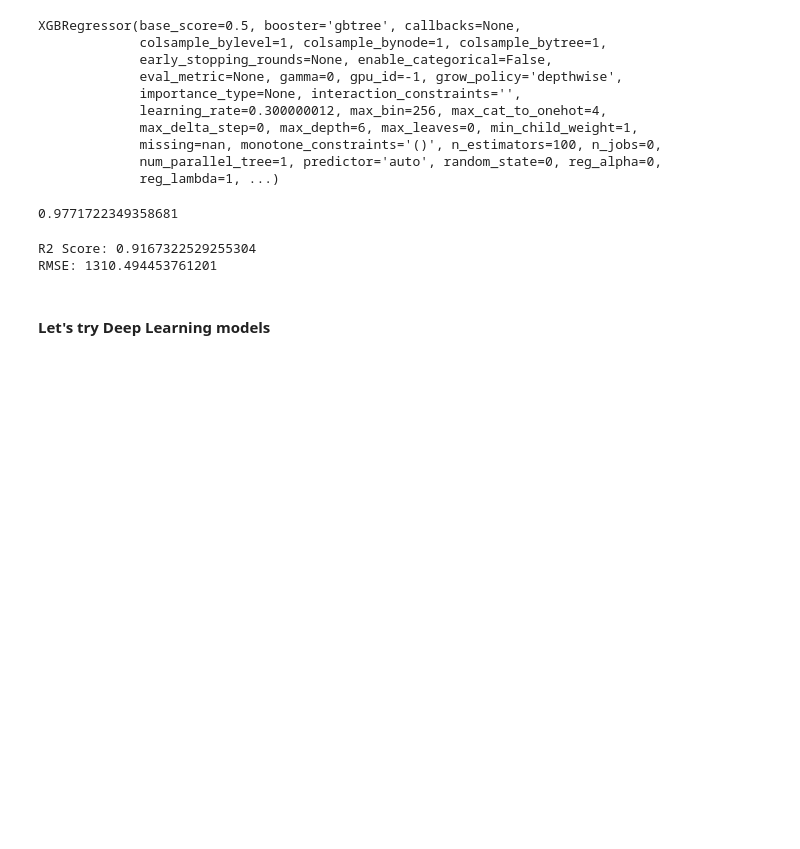
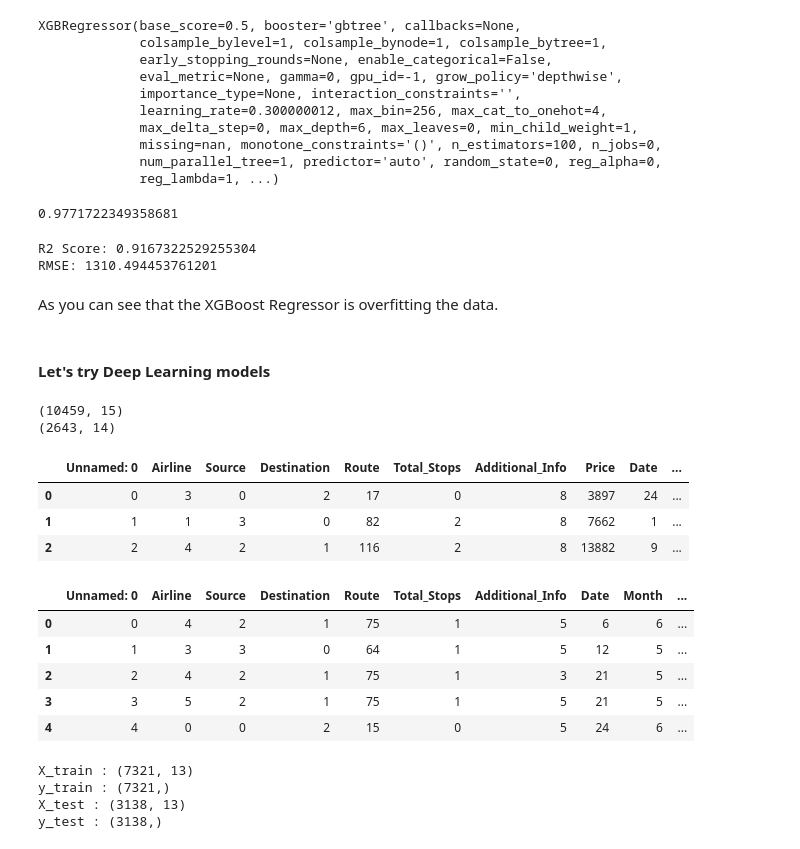
Before and after one commit to Akshay-Paunikar/EDA_and_Feature_Engineering, a Jupyter notebook: Day_3_Flight_Price_Prediction/Flight_Price_Prediction.ipynb, the cells around one changed output. Saved outputs shown, nothing was run; the diff lists cells and outputs as text; code cells hidden in the pictures; blank space fills up the shorter version.

```diff
--- a/Day_3_Flight_Price_Prediction/Flight_Price_Prediction.ipynb
+++ b/Day_3_Flight_Price_Prediction/Flight_Price_Prediction.ipynb
@@ -1115,5 +1093,7 @@ print("RMSE:", np.sqrt(mean_squared_error(y_test, xgb_pred)))
 # %% [output]
 R2 Score: 0.9167322529255304
 RMSE: 1310.494453761201
+# %% [markdown]
+As you can see that the XGBoost Regressor is overfitting the data.
 # %% [markdown]
 #### Let's try Deep Learning models
@@ -1119,0 +1107,28 @@ RMSE: 1310.494453761201
+# %%
+# read the datasets
+train = pd.read_csv("final_train.csv")
+test = pd.read_csv("final_test.csv")
+# %%
+# check dimensions of the data
+print(train.shape)
+print(test.shape)
+# %% [output]
+(10459, 15)
+(2643, 14)
+# %%
+# look at some records
+train.head(3)
+# %% [output]
+|  | Unnamed: 0 | Airline | Source | Destination | Route | Total_Stops | Additional_Info | Price | Date | ... |
+| 0 | 0 | 3 | 0 | 2 | 17 | 0 | 8 | 3897 | 24 | ... |
+| 1 | 1 | 1 | 3 | 0 | 82 | 2 | 8 | 7662 | 1 | ... |
+| 2 | 2 | 4 | 2 | 1 | 116 | 2 | 8 | 13882 | 9 | ... |
+# %%
+test.head()
+# %% [output]
+|  | Unnamed: 0 | Airline | Source | Destination | Route | Total_Stops | Additional_Info | Date | Month | ... |
+| 0 | 0 | 4 | 2 | 1 | 75 | 1 | 5 | 6 | 6 | ... |
+| 1 | 1 | 3 | 3 | 0 | 64 | 1 | 5 | 12 | 5 | ... |
+| 2 | 2 | 4 | 2 | 1 | 75 | 1 | 3 | 21 | 5 | ... |
+| 3 | 3 | 5 | 2 | 1 | 75 | 1 | 5 | 21 | 5 | ... |
+| 4 | 4 | 0 | 0 | 2 | 15 | 0 | 5 | 24 | 6 | ... |
@@ -1119,0 +1146,11 @@ RMSE: 1310.494453761201
+# %%
+# check the shapes
+print("X_train :", X_train.shape)
+print("y_train :", y_train.shape)
+print("X_test :", X_test.shape)
+print("y_test :", y_test.shape)
+# %% [output]
+X_train : (7321, 13)
+y_train : (7321,)
+X_test : (3138, 13)
+y_test : (3138,)
```
Also changed, not shown: parts of 35 cells of this notebook.
